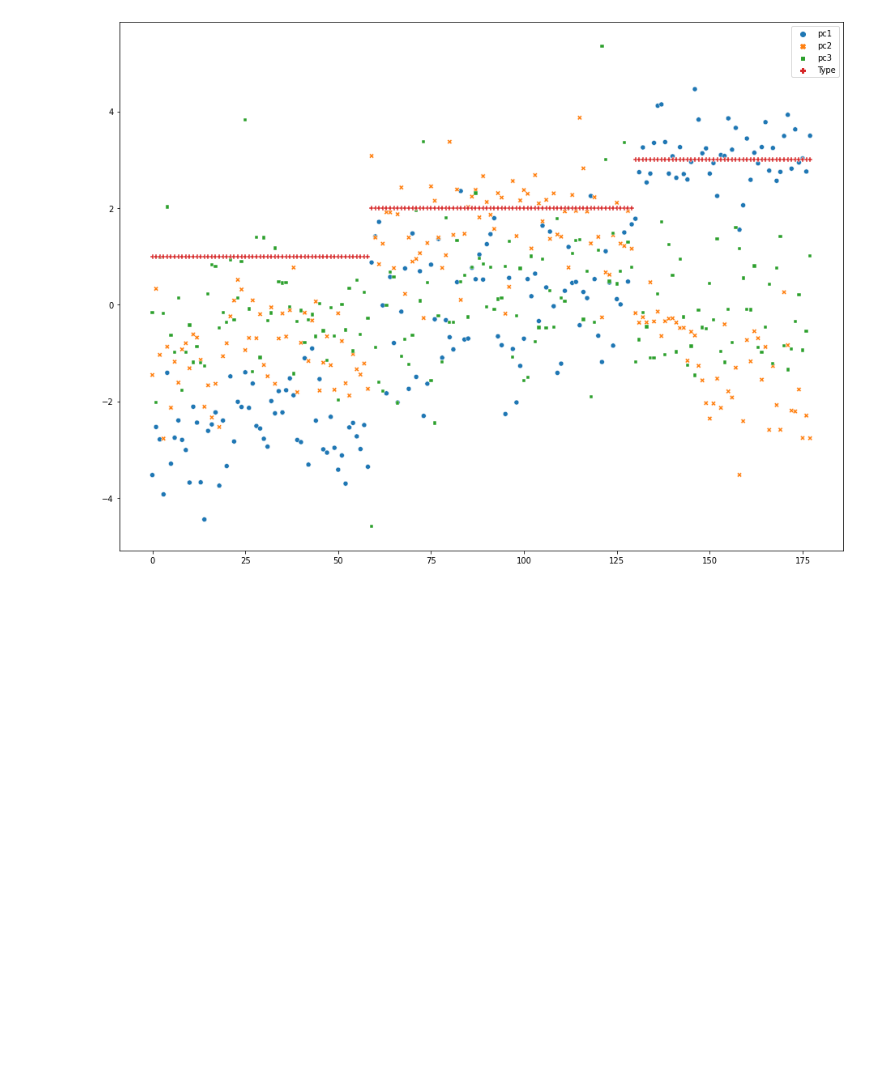
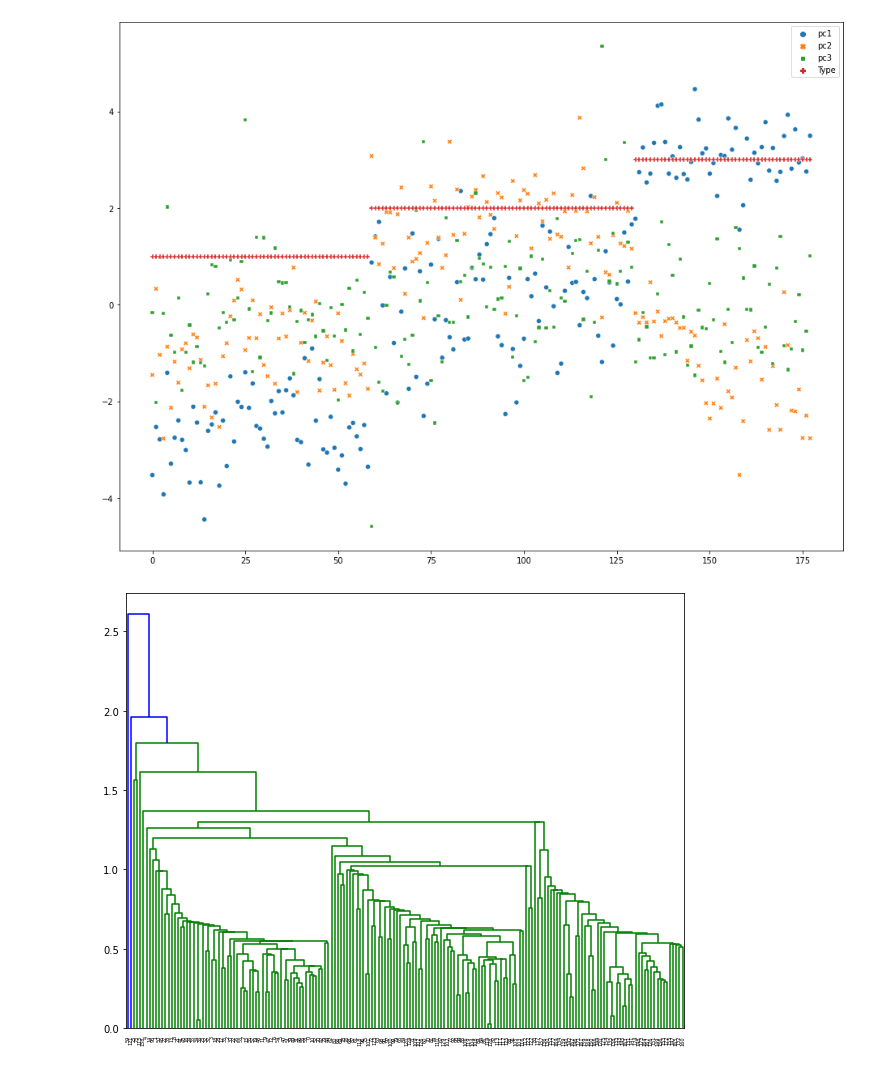
Before and after one commit to Bhavin52/Assignment, a Jupyter notebook: PCA_Q1.ipynb, the cells around one changed output. Cells and saved outputs as stored; diff of their text form; code cells hidden in the pictures; blank space fills up the shorter version.

```diff
--- a/PCA_Q1.ipynb
+++ b/PCA_Q1.ipynb
@@ -227,0 +236,5 @@ sns.scatterplot(data=f_wine)
+# %%
+plt.figure(figsize=(10,8))
+dendrogram = sch.dendrogram(sch.linkage(f_wine, method='single'))
+# %% [output]
+[figure, added]
```
Also changed, not shown: parts of 9 cells of this notebook.
